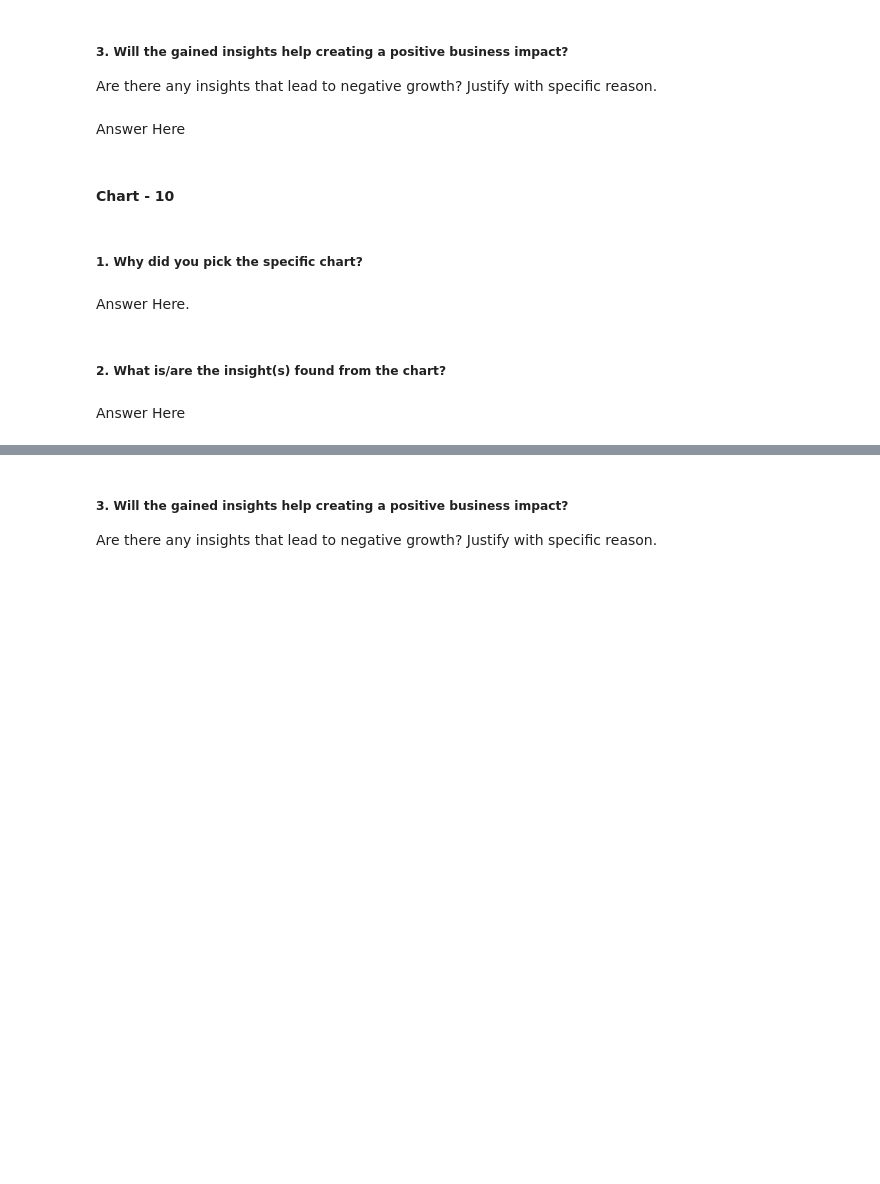
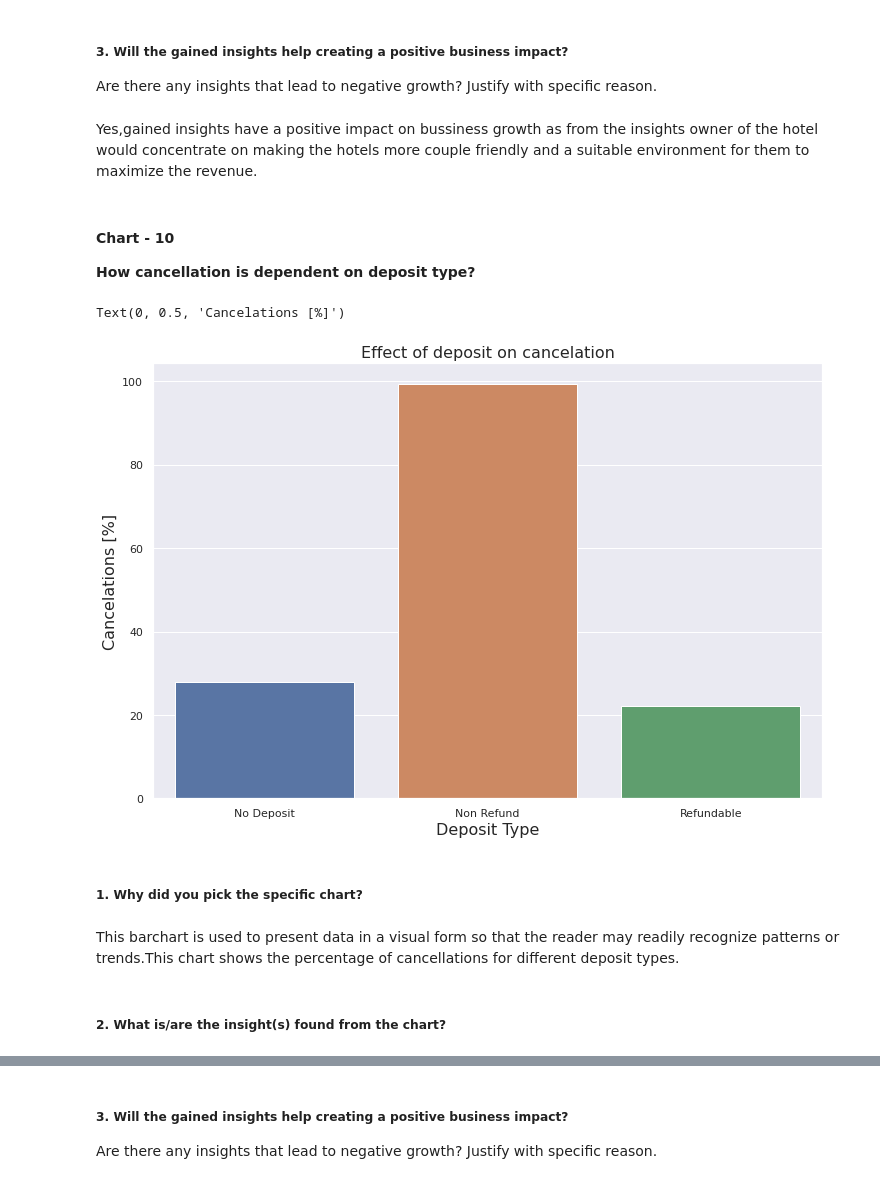
Before and after one commit to CoderSumanesh/Hotel-Booking-Analysis, a Jupyter notebook: hotel_booking_analysis.ipynb, the cells around one changed output, grey strips where cells are left out. Saved outputs shown, nothing was run; the diff lists cells and outputs as text; code cells hidden in the pictures; blank space fills up the shorter version.

```diff
--- a/hotel_booking_analysis.ipynb
+++ b/hotel_booking_analysis.ipynb
@@ -839,7 +900,8 @@ Answer Here
 # %% [markdown]
 ##### 3. Will the gained insights help creating a positive business impact?
 Are there any insights that lead to negative growth? Justify with specific reason.
-# %% [markdown]
-Answer Here
+# %% [markdown]
+Yes,gained insights have a positive impact on bussiness growth as from the insights owner of the hotel would concentrate on making the hotels more couple friendly and a suitable environment for them to maximize the revenue.
 # %% [markdown]
 #### Chart - 10
+**How cancellation is dependent on deposit type?**
@@ -848,8 +908,19 @@ Answer Here
+# %%
+# Chart - 10 visualization code
+# Barplot to show which deposit type affects cancellation more.
+
+deposit_df = df1.groupby('deposit_type')['is_canceled'].describe()
+plt.figure(figsize=(12, 8))
+sns.barplot(x=deposit_df.index, y=deposit_df["mean"].values * 100)
+plt.title("Effect of deposit on cancelation", fontsize=16)
+plt.xlabel("Deposit Type", fontsize=16)
+plt.ylabel("Cancelations [%]", fontsize=16)
+# %% [output]
+Text(0, 0.5, 'Cancelations [%]')
+[figure, added]
 # %% [markdown]
 ##### 1. Why did you pick the specific chart?
-# %% [markdown]
-Answer Here.
+# %% [markdown]
+This barchart is used to present data in a visual form so that the reader may readily recognize patterns or trends.This chart shows the percentage of cancellations for different deposit types.
 # %% [markdown]
 ##### 2. What is/are the insight(s) found from the chart?
-# %% [markdown]
-Answer Here
```
Also changed, not shown: parts of 69 cells of this notebook.
